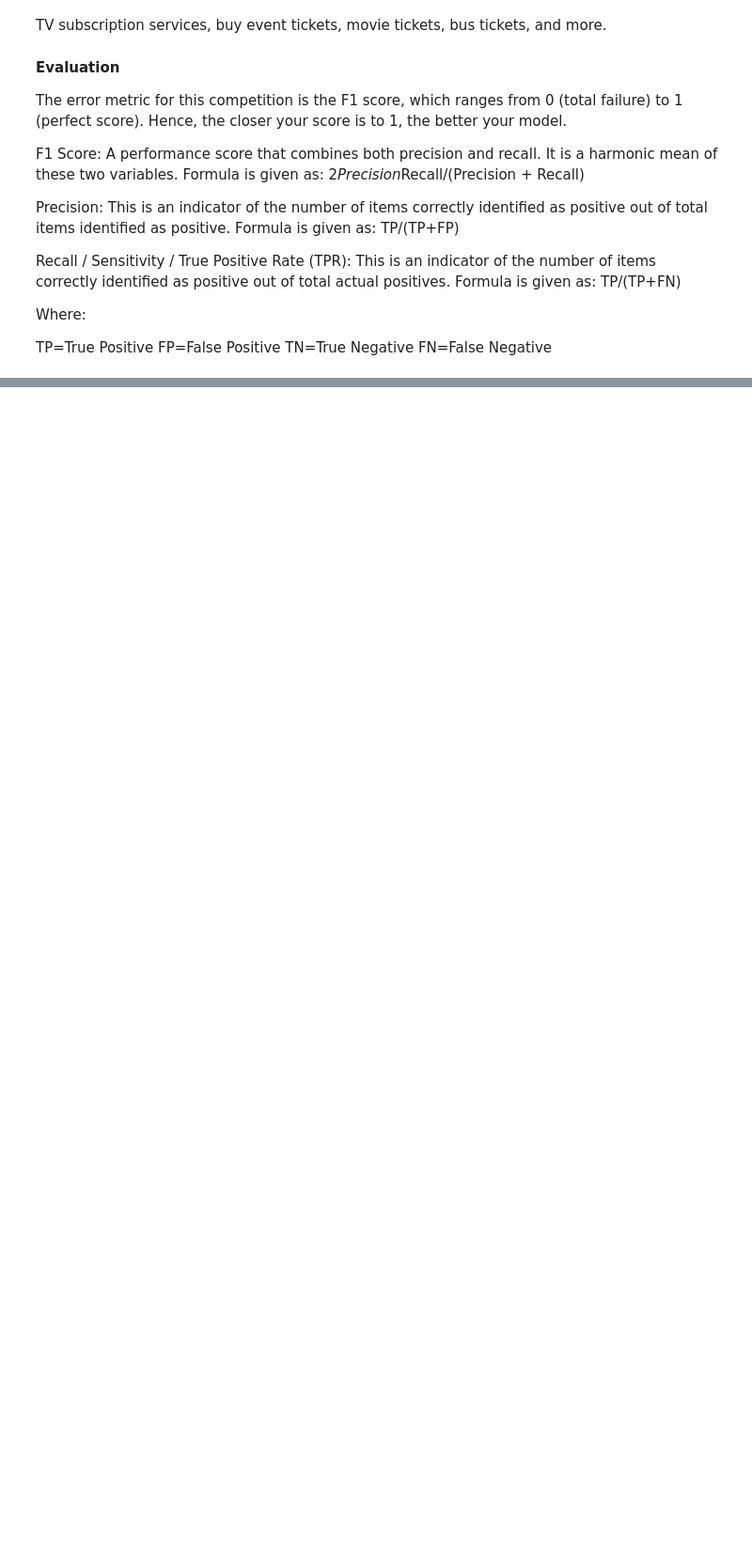
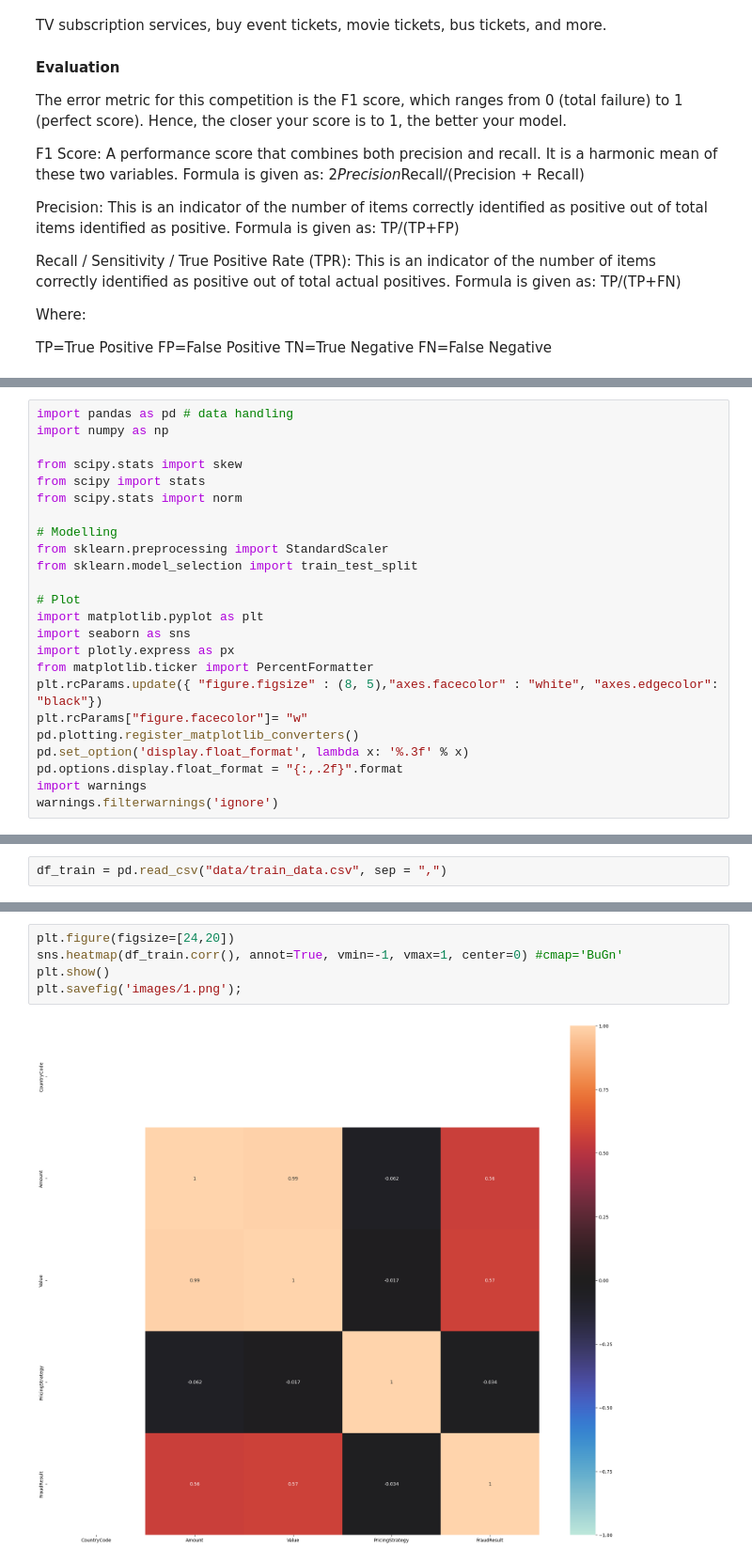
Before and after one commit to aanysofia/Fraud-Detection, a Jupyter notebook: Fraud_detection.ipynb, the cells around one changed output, grey strips where cells are left out. Shown at 94% size. Saved outputs shown, nothing was run; the diff lists cells and outputs as text; blank space fills up the shorter version.

```diff
--- a/Fraud_detection.ipynb
+++ b/Fraud_detection.ipynb
@@ -28,0 +29,24 @@ import pandas as pd
+# %%
+import pandas as pd # data handling
+import numpy as np
+
+from scipy.stats import skew
+from scipy import stats
+from scipy.stats import norm
+
+# Modelling
+from sklearn.preprocessing import StandardScaler
+from sklearn.model_selection import train_test_split
+
+# Plot
+import matplotlib.pyplot as plt
+import seaborn as sns
+import plotly.express as px
+from matplotlib.ticker import PercentFormatter
+plt.rcParams.update({ "figure.figsize" : (8, 5),"axes.facecolor" : "white", "axes.edgecolor":  "black"})
+plt.rcParams["figure.facecolor"]= "w"
+pd.plotting.register_matplotlib_converters()
+pd.set_option('display.float_format', lambda x: '%.3f' % x)
+pd.options.display.float_format = "{:,.2f}".format
+import warnings
+warnings.filterwarnings('ignore')
@@ -28,0 +67,2 @@ import pandas as pd
+# %%
+df_train = pd.read_csv("data/train_data.csv", sep = ",")
@@ -28,0 +187,7 @@ import pandas as pd
+# %%
+plt.figure(figsize=[24,20])
+sns.heatmap(df_train.corr(), annot=True, vmin=-1, vmax=1, center=0) #cmap='BuGn'
+plt.show()
+plt.savefig('images/1.png');
+# %% [output]
+[figure, added]
```
Also changed, not shown: parts of 14 cells of this notebook.
